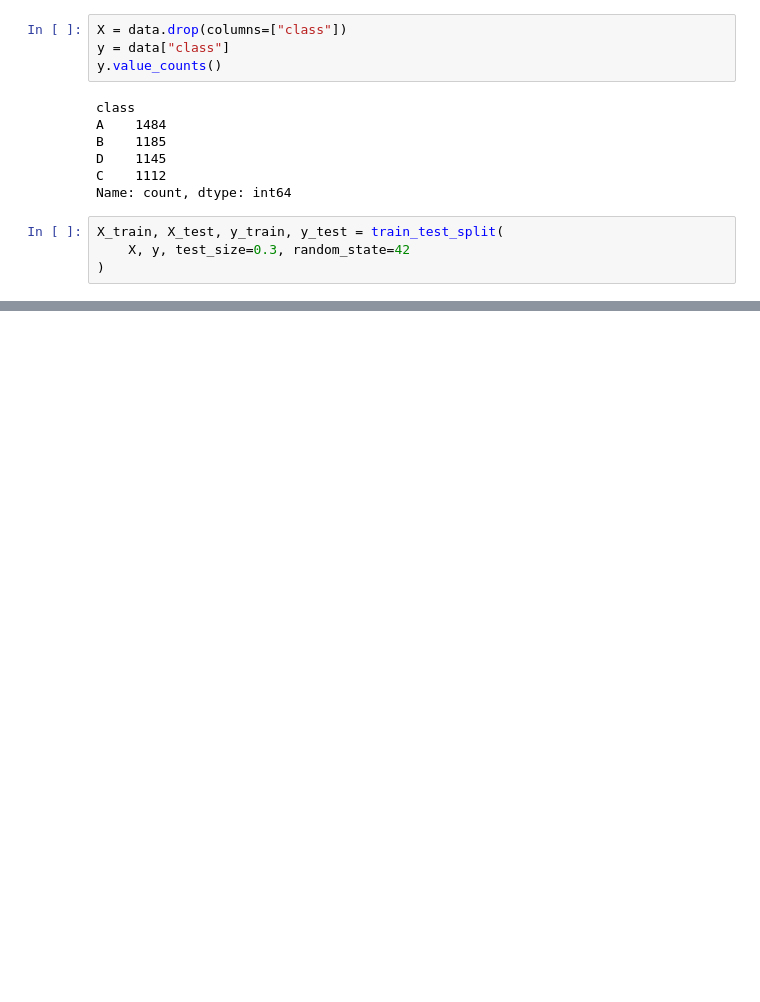
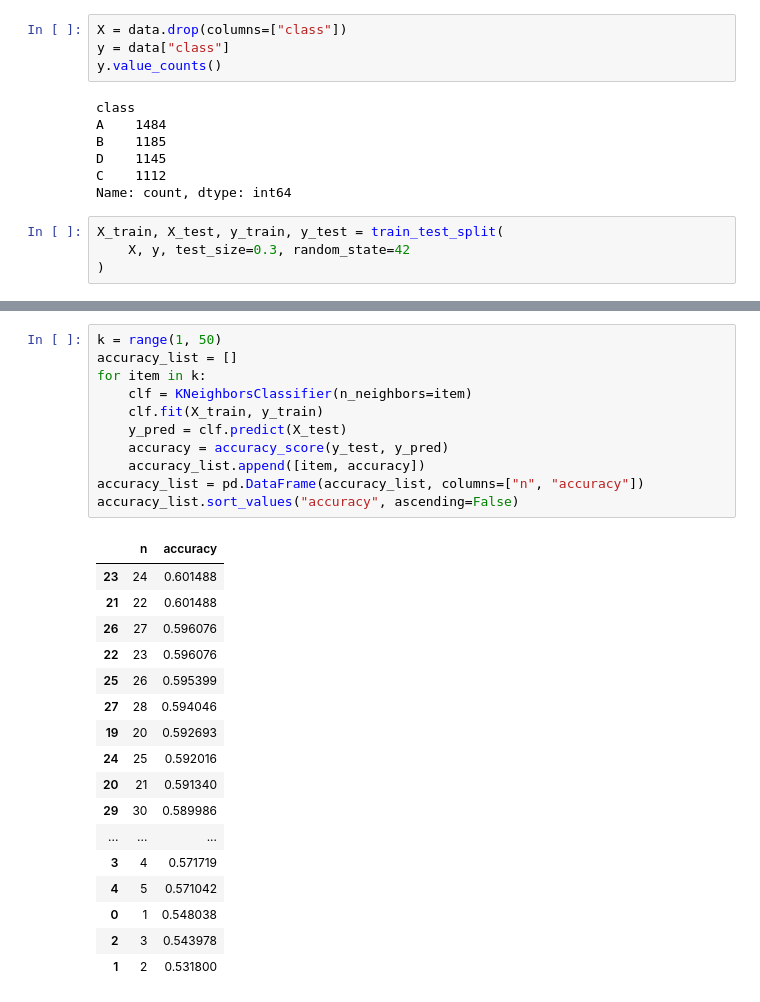
Before and after one commit to JanaEsther/PythonProDataScience, a Jupyter notebook: 06/kviz_data/kviz.ipynb, the cells around one changed output, grey strips where cells are left out. Saved outputs shown, nothing was run; the diff lists cells and outputs as text; blank space fills up the shorter version.

```diff
--- a/06/kviz_data/kviz.ipynb
+++ b/06/kviz_data/kviz.ipynb
@@ -57,0 +88,29 @@ X_train, X_test, y_train, y_test = train_test_split(
+# %%
+k = range(1, 50)
+accuracy_list = []
+for item in k:
+    clf = KNeighborsClassifier(n_neighbors=item)
+    clf.fit(X_train, y_train)
+    y_pred = clf.predict(X_test)
+    accuracy = accuracy_score(y_test, y_pred)
+    accuracy_list.append([item, accuracy])
+accuracy_list = pd.DataFrame(accuracy_list, columns=["n", "accuracy"])
+accuracy_list.sort_values("accuracy", ascending=False)
+# %% [output]
+|  | n | accuracy |
+| 23 | 24 | 0.601488 |
+| 21 | 22 | 0.601488 |
+| 26 | 27 | 0.596076 |
+| 22 | 23 | 0.596076 |
+| 25 | 26 | 0.595399 |
+| 27 | 28 | 0.594046 |
+| 19 | 20 | 0.592693 |
+| 24 | 25 | 0.592016 |
+| 20 | 21 | 0.591340 |
+| 29 | 30 | 0.589986 |
+| ... | ... | ... |
+| 3 | 4 | 0.571719 |
+| 4 | 5 | 0.571042 |
+| 0 | 1 | 0.548038 |
+| 2 | 3 | 0.543978 |
+| 1 | 2 | 0.531800 |
```
Also changed, not shown: parts of 5 cells of this notebook, 3 other files.
